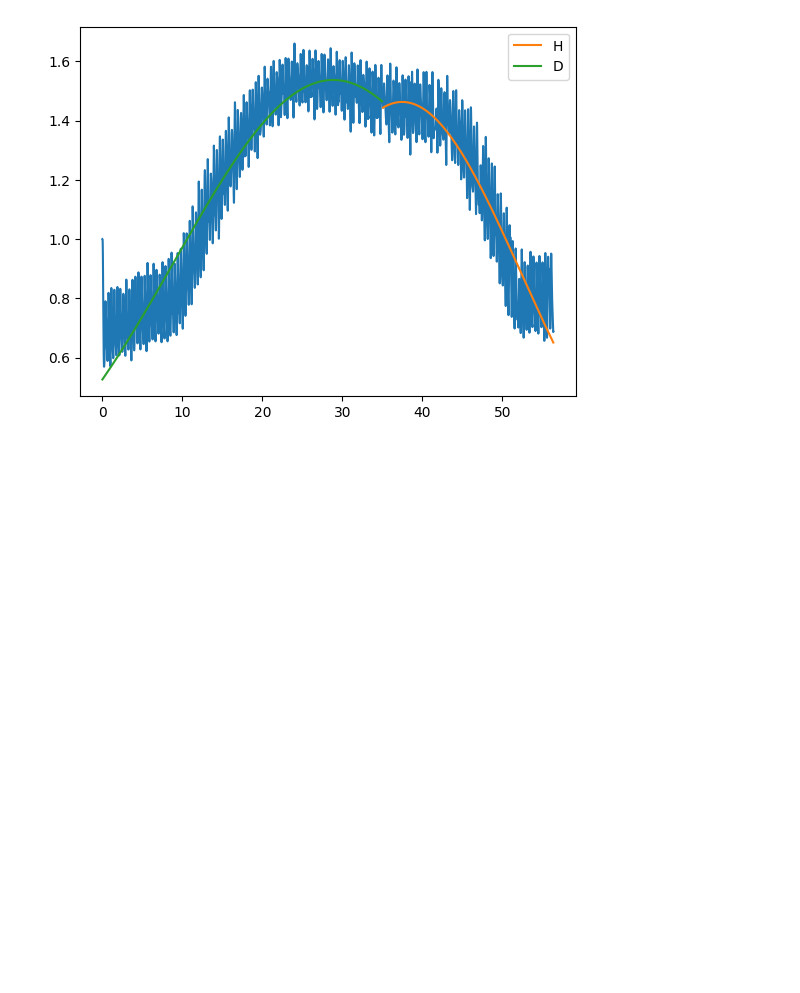
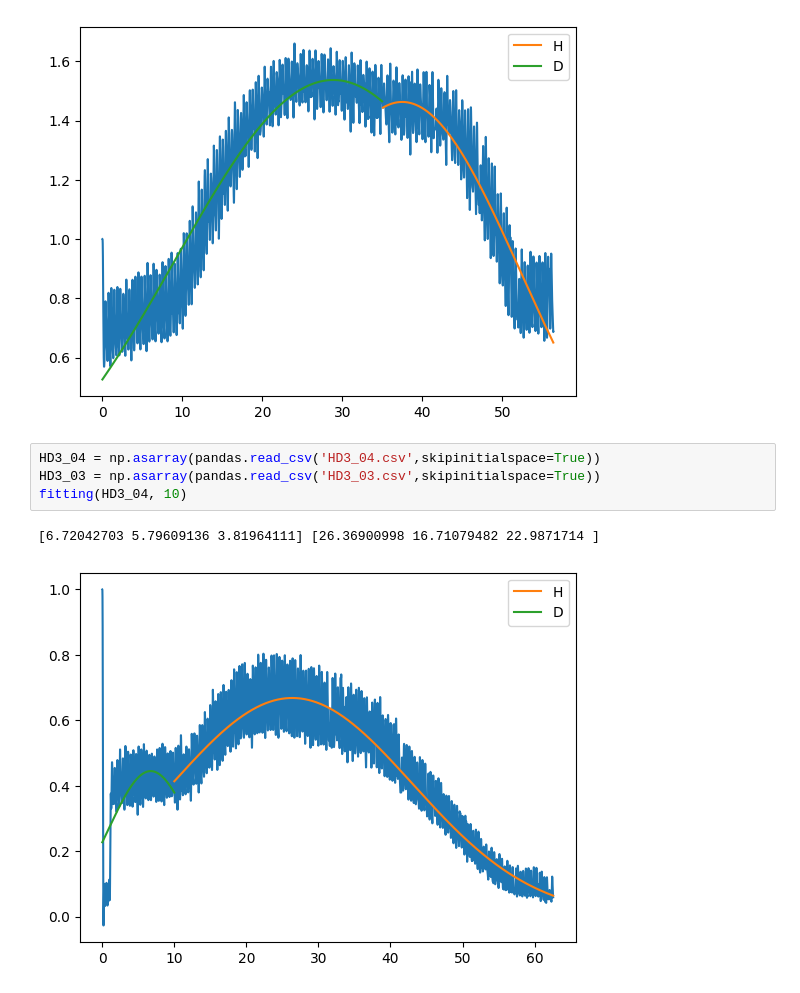
Before and after one commit to Klinjin/128AL, a Jupyter notebook: lab2_HD_shift/spectrum_plot.ipynb, the cells around one changed output. Cells and saved outputs as stored; diff of their text form; blank space fills up the shorter version.

```diff
--- a/lab2_HD_shift/spectrum_plot.ipynb
+++ b/lab2_HD_shift/spectrum_plot.ipynb
@@ -120,3 +137,10 @@ fitting(HD1_01,35)
 # %% [output]
 [28.84709212 19.69641617 41.76306256] [37.47160291 14.8297508  25.19224356]
 [figure]
+# %%
+HD3_04 = np.asarray(pandas.read_csv('HD3_04.csv',skipinitialspace=True))
+HD3_03 = np.asarray(pandas.read_csv('HD3_03.csv',skipinitialspace=True))
+fitting(HD3_04, 10)
+# %% [output]
+[6.72042703 5.79609136 3.81964111] [26.36900998 16.71079482 22.9871714 ]
+[figure, added]
```
Also changed, not shown: parts of 26 cells of this notebook, 1 other file.
